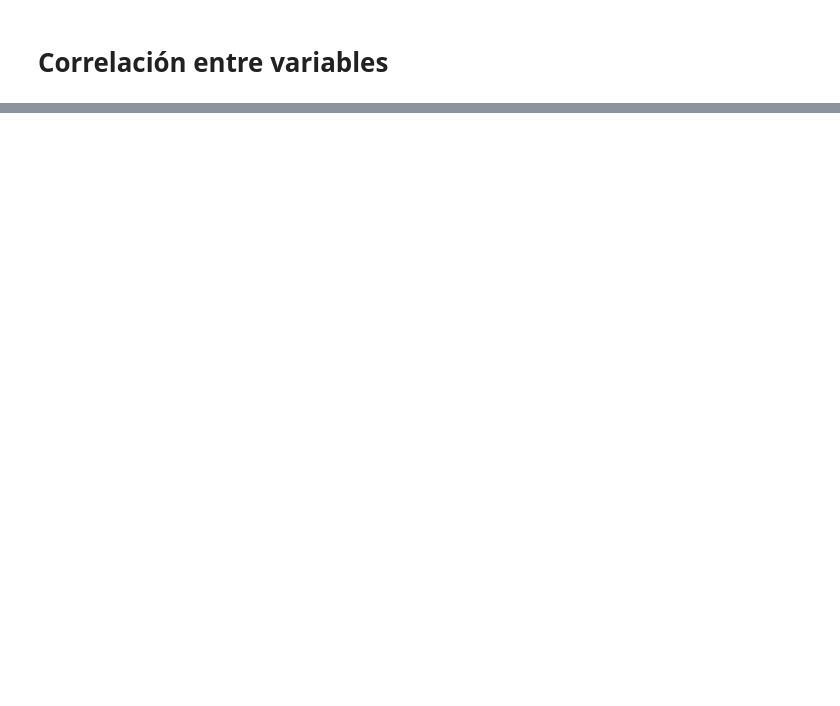
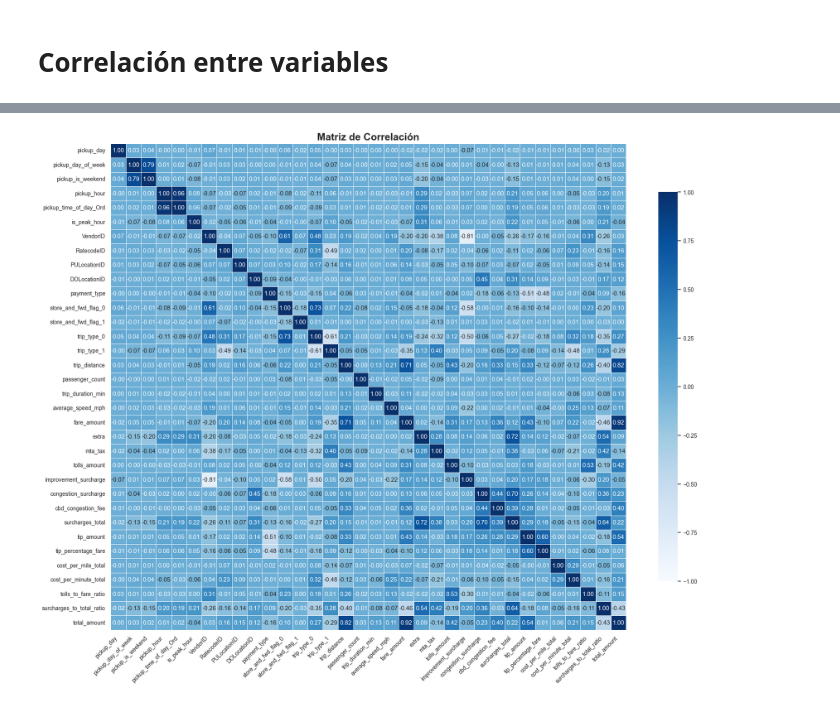
Before and after one commit to secarvallo/MLY0100, a Jupyter notebook: ML-N02/crisp-dm/03_data_preparation.ipynb, the cells around one changed output, grey strips where cells are left out. Cells and saved outputs as stored; diff of their text form; code cells hidden in the pictures; blank space fills up the shorter version.

```diff
--- a/ML-N02/crisp-dm/03_data_preparation.ipynb
+++ b/ML-N02/crisp-dm/03_data_preparation.ipynb
@@ -1027,0 +1038,17 @@ DataFrame guardado exitosamente como 'preparation_green_tripdata_2025-06.parquet
+# %%
+# Seleccionar columnas numéricas y rellenar valores faltantes
+numeric_cols_for_corr = df_trip.select_dtypes(include=[np.number]).columns
+df_prep_for_corr = df_final[numeric_cols_for_corr].copy()
+# Calcular la matriz de correlación
+corr = df_prep_for_corr.corr()
+
+plt.figure(figsize=(18, 14))
+#sns.heatmap(corr, annot=True,cmap='Blues',fmt=".3f",mask=mask,linewidths=.5,cbar_kws={"shrink": .8},vmin=-1,vmax=1)
+sns.heatmap(corr, annot=True,cmap='Blues',fmt=".2f",linewidths=.5,cbar_kws={"shrink": .8},vmin=-1,vmax=1)
+plt.title("Matriz de Correlación", fontsize=18, fontweight='bold')
+plt.xticks(rotation=45, ha='right')
+plt.yticks(rotation=0)
+plt.tight_layout()
+plt.show()
+# %% [output]
+[figure, added]
```
Also changed, not shown: parts of 22 cells of this notebook.
